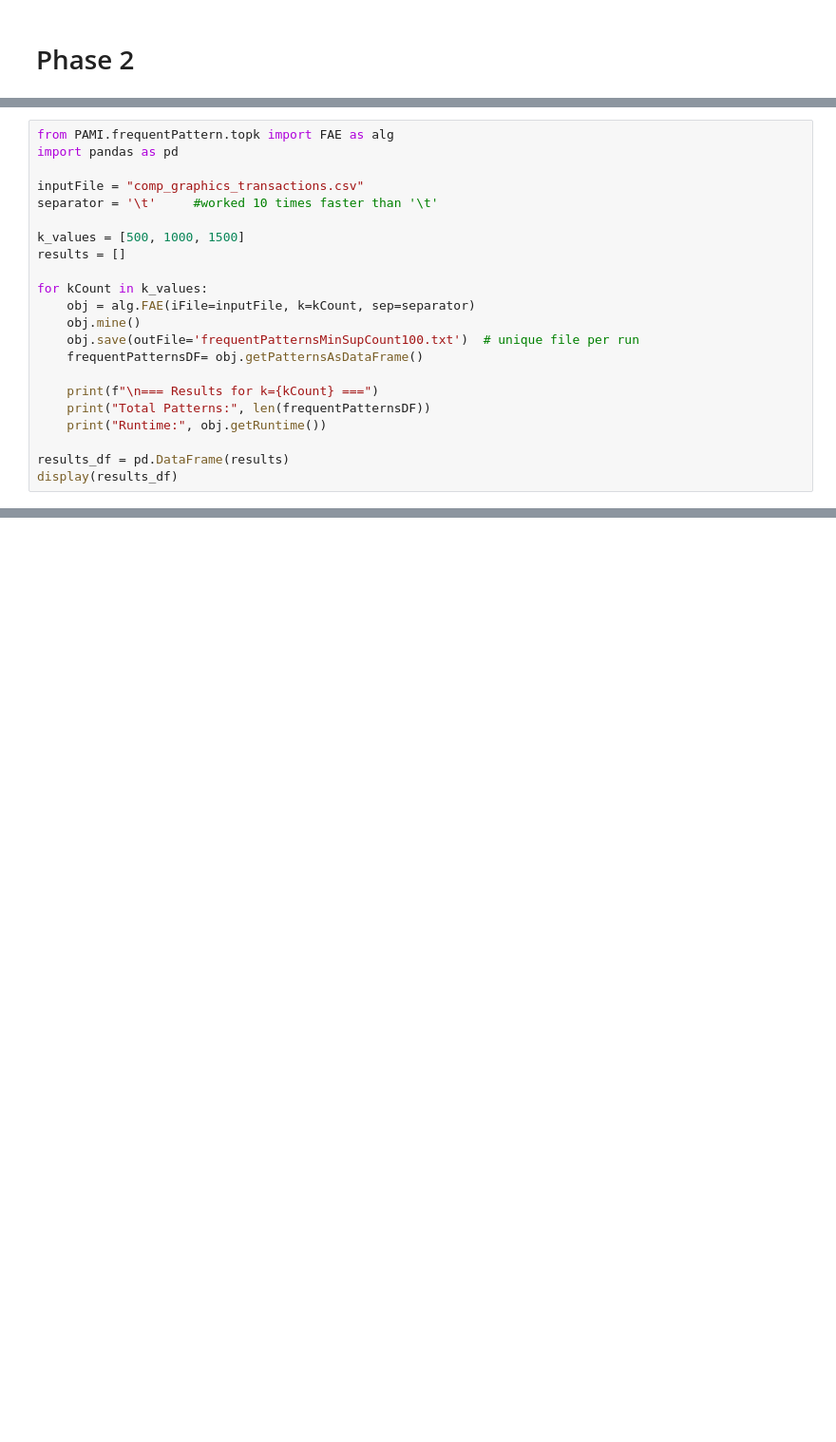
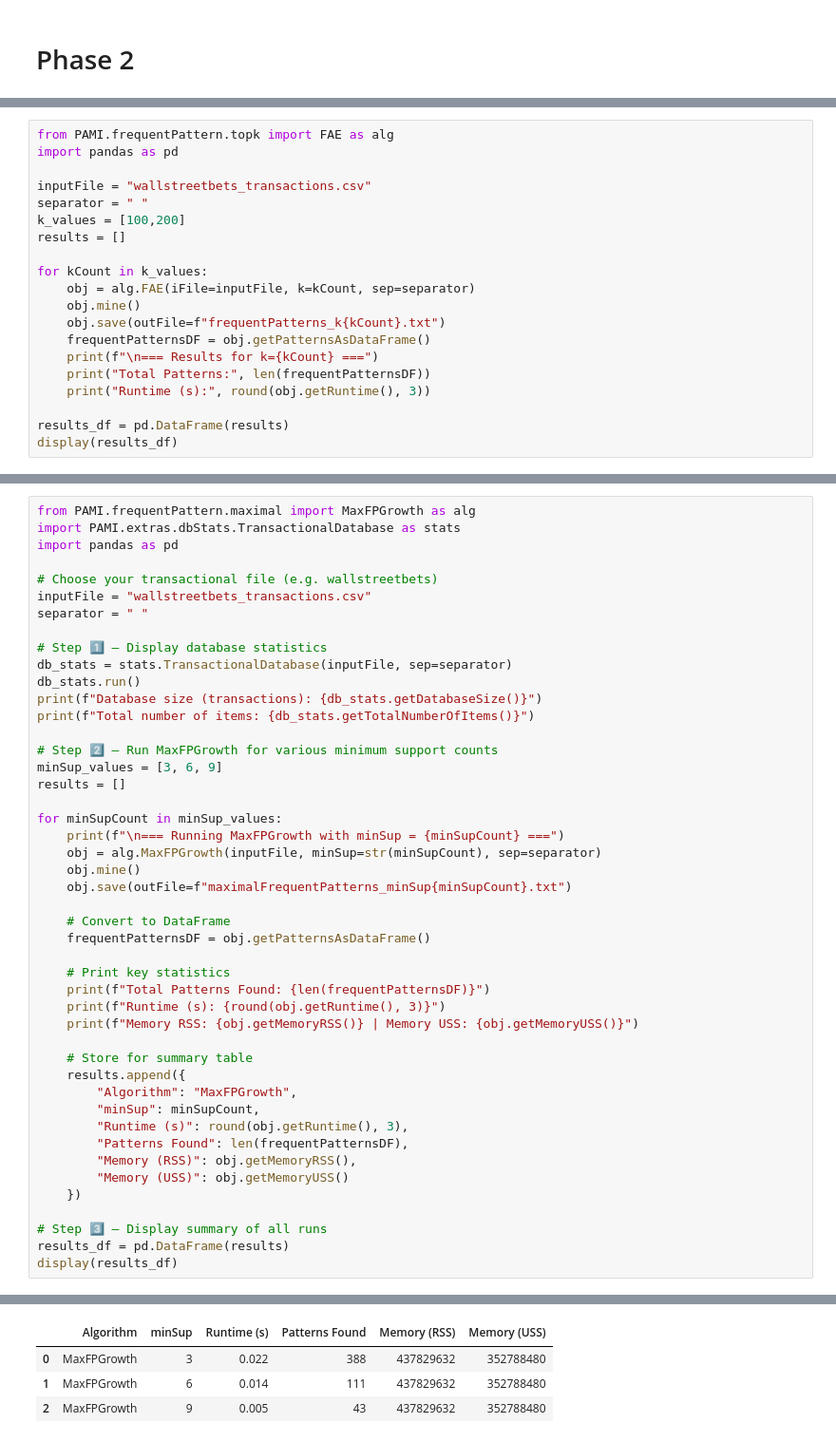
Before and after one commit to Ootje123/DM2025-Lab1-Exercise, a Jupyter notebook: DM2025-Lab1-Homework.ipynb, the cells around one changed output, grey strips where cells are left out. Shown: that part at 95% size. Cells and saved outputs as stored; diff of their text form; blank space fills up the shorter version.

Commit message:
maxFPGrowth and top k

```diff
--- a/DM2025-Lab1-Homework.ipynb
+++ b/DM2025-Lab1-Homework.ipynb
@@ -479,21 +489,19 @@ Example lines:
 from PAMI.frequentPattern.topk import FAE as alg
 import pandas as pd
 
-inputFile = "comp_graphics_transactions.csv"
-separator = '\t'     #worked 10 times faster than '\t'
-
-k_values = [500, 1000, 1500]
+inputFile = "wallstreetbets_transactions.csv"
+separator = " "
+k_values = [100,200]
 results = []
 
 for kCount in k_values:
     obj = alg.FAE(iFile=inputFile, k=kCount, sep=separator)
     obj.mine()
-    obj.save(outFile='frequentPatternsMinSupCount100.txt')  # unique file per run
-    frequentPatternsDF= obj.getPatternsAsDataFrame()
-
+    obj.save(outFile=f"frequentPatterns_k{kCount}.txt")
+    frequentPatternsDF = obj.getPatternsAsDataFrame()
     print(f"\n=== Results for k={kCount} ===")
     print("Total Patterns:", len(frequentPatternsDF))
-    print("Runtime:", obj.getRuntime())
+    print("Runtime (s):", round(obj.getRuntime(), 3))
 
 results_df = pd.DataFrame(results)
 display(results_df)
@@ -501,0 +520,47 @@ ValueError: min() iterable argument is empty
+# %%
+from PAMI.frequentPattern.maximal import MaxFPGrowth as alg
+import PAMI.extras.dbStats.TransactionalDatabase as stats
+import pandas as pd
+
+# Choose your transactional file (e.g. wallstreetbets)
+inputFile = "wallstreetbets_transactions.csv"
+separator = " "
+
+# Step 1️⃣ — Display database statistics
+db_stats = stats.TransactionalDatabase(inputFile, sep=separator)
+db_stats.run()
+print(f"Database size (transactions): {db_stats.getDatabaseSize()}")
+print(f"Total number of items: {db_stats.getTotalNumberOfItems()}")
+
+# Step 2️⃣ — Run MaxFPGrowth for various minimum support counts
+minSup_values = [3, 6, 9]
+results = []
+
+for minSupCount in minSup_values:
+    print(f"\n=== Running MaxFPGrowth with minSup = {minSupCount} ===")
+    obj = alg.MaxFPGrowth(inputFile, minSup=str(minSupCount), sep=separator)
+    obj.mine()
+    obj.save(outFile=f"maximalFrequentPatterns_minSup{minSupCount}.txt")
+
+    # Convert to DataFrame
+    frequentPatternsDF = obj.getPatternsAsDataFrame()
+
+    # Print key statistics
+    print(f"Total Patterns Found: {len(frequentPatternsDF)}")
+    print(f"Runtime (s): {round(obj.getRuntime(), 3)}")
+    print(f"Memory RSS: {obj.getMemoryRSS()} | Memory USS: {obj.getMemoryUSS()}")
+
+    # Store for summary table
+    results.append({
+        "Algorithm": "MaxFPGrowth",
+        "minSup": minSupCount,
+        "Runtime (s)": round(obj.getRuntime(), 3),
+        "Patterns Found": len(frequentPatternsDF),
+        "Memory (RSS)": obj.getMemoryRSS(),
+        "Memory (USS)": obj.getMemoryUSS()
+    })
+
+# Step 3️⃣ — Display summary of all runs
+results_df = pd.DataFrame(results)
+display(results_df)
+# %% [output]
@@ -501,0 +587,4 @@ ValueError: min() iterable argument is empty
+|  | Algorithm | minSup | Runtime (s) | Patterns Found | Memory (RSS) | Memory (USS) |
+| 0 | MaxFPGrowth | 3 | 0.022 | 388 | 437829632 | 352788480 |
+| 1 | MaxFPGrowth | 6 | 0.014 | 111 | 437829632 | 352788480 |
+| 2 | MaxFPGrowth | 9 | 0.005 | 43 | 437829632 | 352788480 |
```
Also changed, not shown: parts of 7 cells of this notebook.
